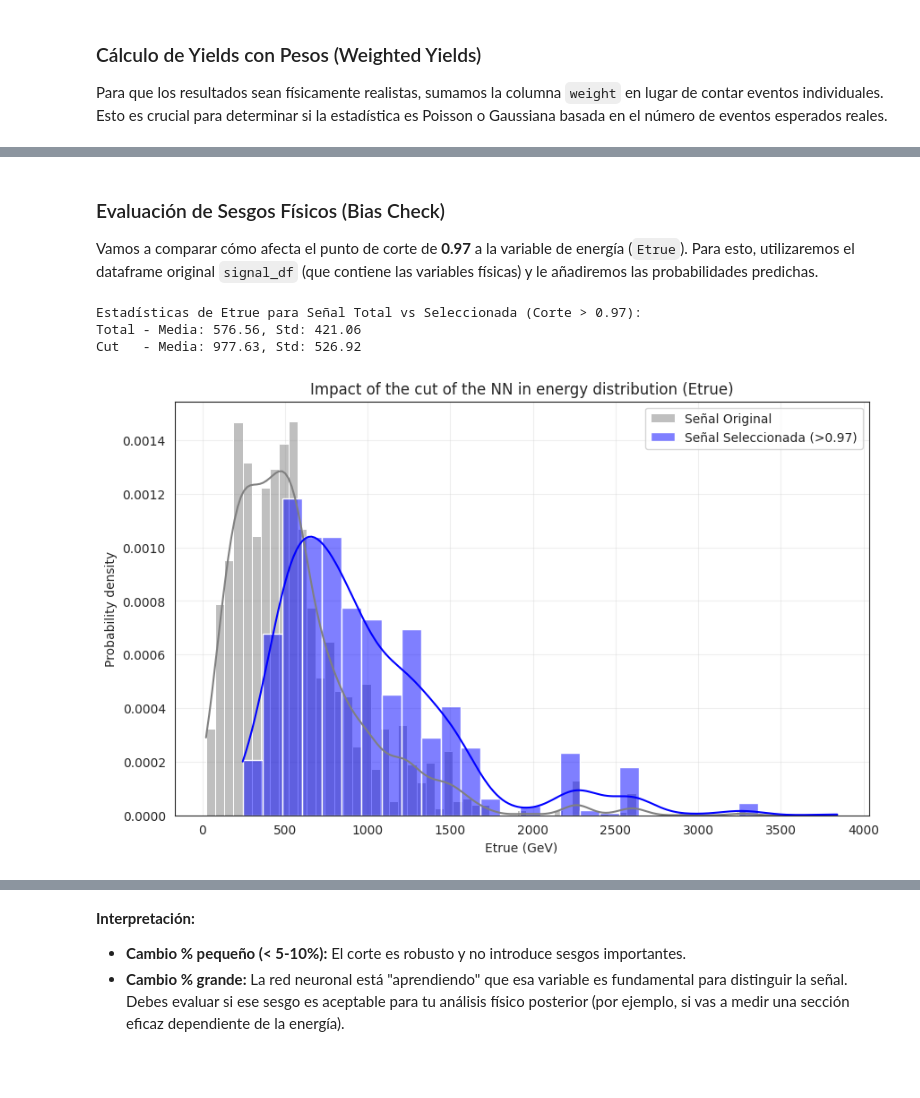
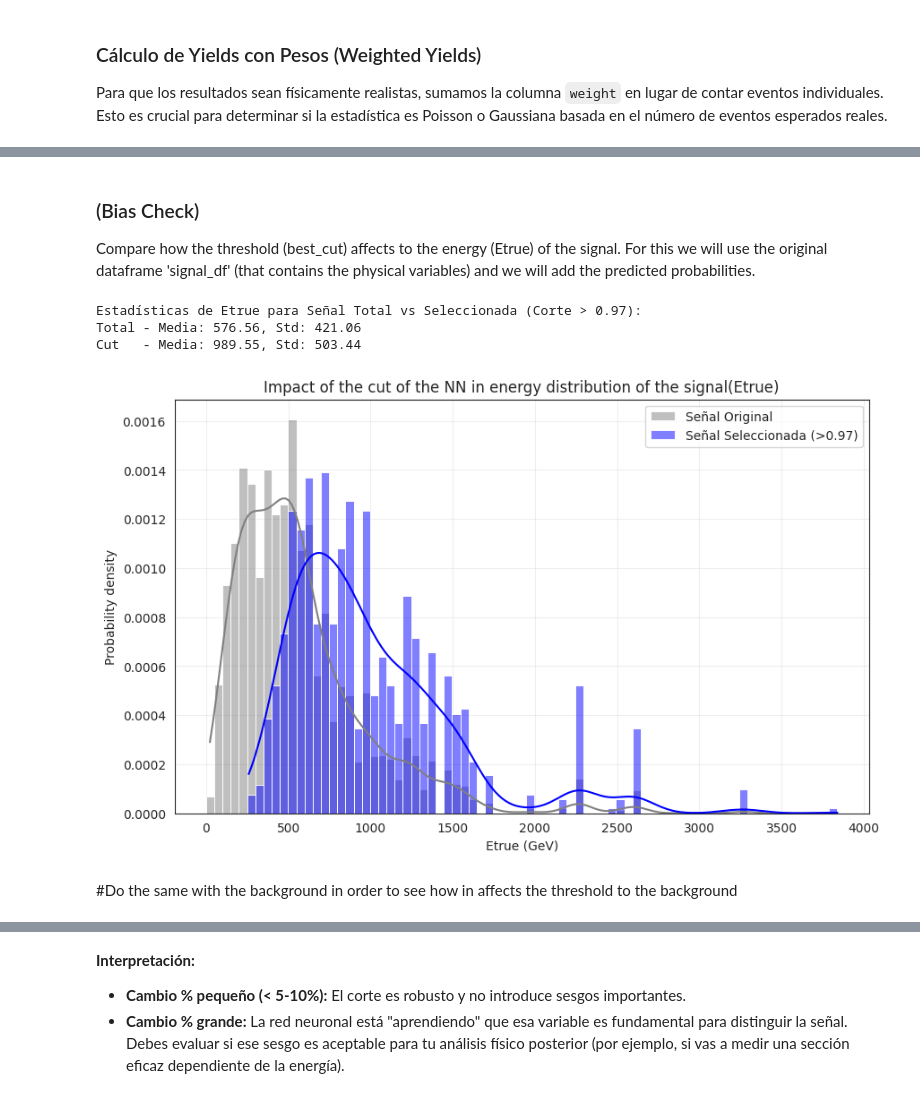
Before and after one commit to jajajandro/LIP_updated-codes, a Jupyter notebook: Template_ML.ipynb, the cells around one changed output, grey strips where cells are left out. Saved outputs shown, nothing was run; the diff lists cells and outputs as text; code cells hidden in the pictures; blank space fills up the shorter version.

```diff
--- a/Template_ML.ipynb
+++ b/Template_ML.ipynb
@@ -140,7 +140,7 @@ In order to normalize our data we need to define which variables we want to use
 # %%
 # Lista de variables a excluir del entrenamiento
 # Puedes añadir aquí cualquier variable que consideres que no aporta información
-exclude_vars = ['target', 'signal_probability']
+exclude_vars = ['target', 'signal_probability', 'f_n_hits_US_1', 'dens_sel2', 'f_n_hits_US_2', 'f_qdc_US_1', 'f_dens_scifi_3']
 
 # Creamos trainFeatures excluyendo las variables de la lista
 trainFeatures = [var for var in FullSignal.columns if var not in exclude_vars]
@@ -839,37 +825,44 @@ NOTA: El número de eventos esperados es muy bajo. El ratio de 207 era artificia
-# %% [markdown]
-### Evaluación de Sesgos Físicos (Bias Check)
-
-Vamos a comparar cómo afecta el punto de corte de **0.97** a la variable de energía (`Etrue`). Para esto, utilizaremos el dataframe original `signal_df` (que contiene las variables físicas) y le añadiremos las probabilidades predichas.
+# %% [markdown]
+### (Bias Check)
+Compare how the threshold (best_cut) affects to the energy (Etrue) of the signal. For this we will use the original dataframe 'signal_df' (that contains the physical variables) and we will add the predicted probabilities.
 # %%
 import seaborn as sns
 
-# 1. Recuperamos la energía para los eventos de señal
+# 1. Recover the energy for signal events
 # Nota: Asumimos que el orden en signal_df se mantuvo igual al predecir
 signal_with_score = signal_df.copy()
 signal_with_score['nn_score'] = pred_full_Data[:len(signal_df), 0]
 
-# 2. Creamos el subconjunto que pasa el corte óptimo
+# 2. Create the subset that surpass the optimal cut
 best_cut = 0.97
 signal_selected = signal_with_score[signal_with_score['nn_score'] >= best_cut]
 
-# 3. Comparación de estadísticas básicas
+# 3. Comparison of basic statistics
 print(f"Estadísticas de Etrue para Señal Total vs Seleccionada (Corte > {best_cut}):")
 print(f"Total - Media: {signal_with_score['Etrue'].mean():.2f}, Std: {signal_with_score['Etrue'].std():.2f}")
 print(f"Cut   - Media: {signal_selected['Etrue'].mean():.2f}, Std: {signal_selected['Etrue'].std():.2f}")
 
 # 4. Visualización de las distribuciones
 plt.figure(figsize=(10, 6))
-sns.histplot(signal_with_score['Etrue'], label='Señal Original', color='gray', kde=True, stat="density", alpha=0.5)
-sns.histplot(signal_selected['Etrue'], label=f'Señal Seleccionada (>{best_cut})', color='blue', kde=True, stat="density", alpha=0.5)
 
-plt.title('Impact of the cut of the NN in energy distribution (Etrue)')
+ #Set the range for the energy to observe the comparison clearly
+minimum_E = 0       # Forzamos a que ambos empiecen en 0
+maximum_E = signal_with_score['Etrue'].max()
+bin_width=50
+
+sns.histplot(signal_with_score['Etrue'], label='Señal Original', color='gray',binwidth=bin_width, binrange=(minimum_E, maximum_E), kde=True, stat="density", alpha=0.5)
+sns.histplot(signal_selected['Etrue'], label=f'Señal Seleccionada (>{best_cut})', color='blue', binwidth=bin_width, binrange=(minimum_E, maximum_E),  kde=True, stat="density", alpha=0.5)
+
+plt.title('Impact of the cut of the NN in energy distribution of the signal(Etrue)')
 plt.xlabel('Etrue (GeV)')
 plt.ylabel('Probability density')
 plt.legend()
 plt.grid(True, alpha=0.3)
 plt.show()
 # %% [output]
 Estadísticas de Etrue para Señal Total vs Seleccionada (Corte > 0.97):
 Total - Media: 576.56, Std: 421.06
-Cut   - Media: 977.63, Std: 526.92
+Cut   - Media: 989.55, Std: 503.44
-[figure, old version]
+[figure, new version]
+# %% [markdown]
+#Do the same with the background in order to see how in affects the threshold to the background
```
Also changed, not shown: parts of 20 cells of this notebook.
